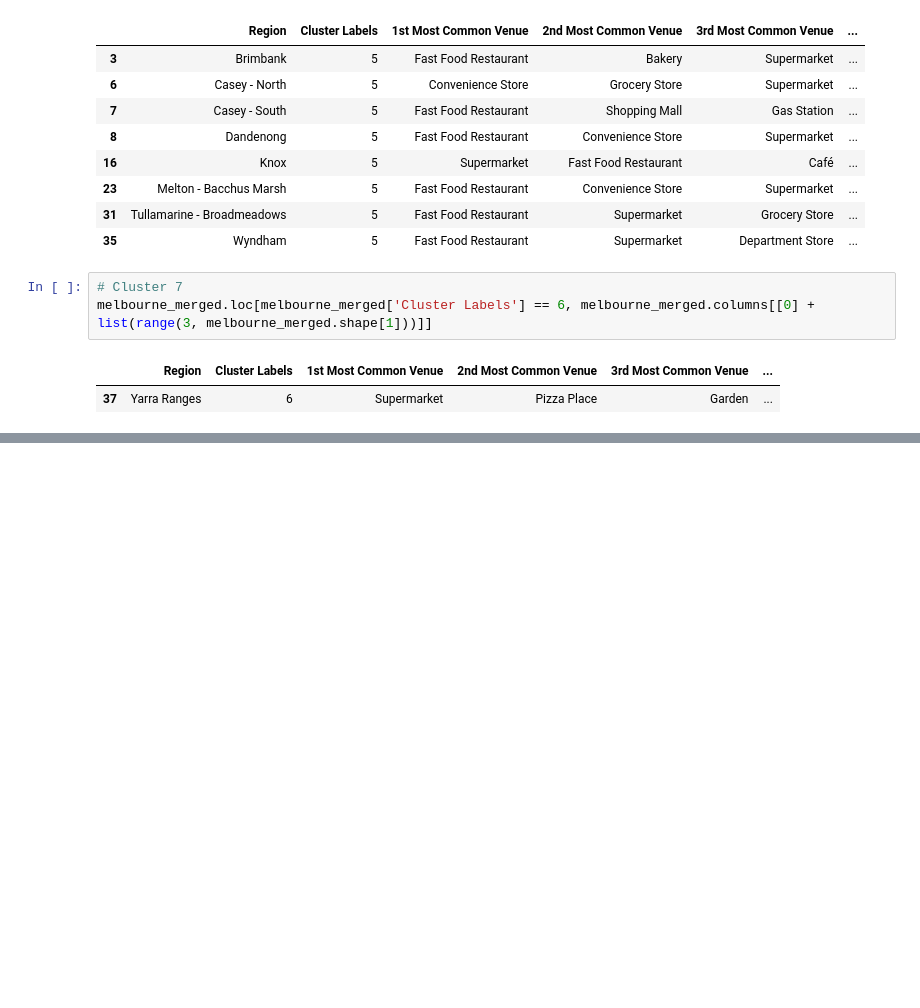
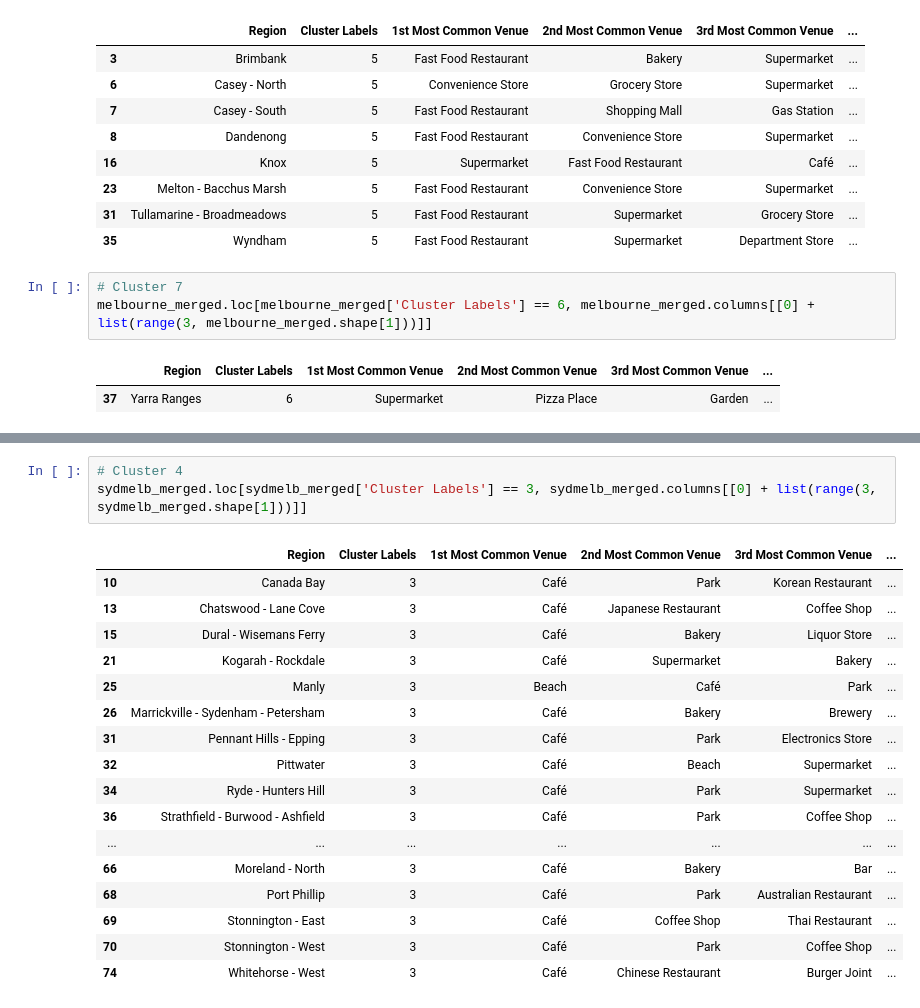
Before and after one commit to janelleamet/Coursera_Capstone, a Jupyter notebook: Applied Data Science Capstone.ipynb, the cells around one changed output, grey strips where cells are left out. Saved outputs shown, nothing was run; the diff lists cells and outputs as text; blank space fills up the shorter version.

```diff
--- a/Applied Data Science Capstone.ipynb
+++ b/Applied Data Science Capstone.ipynb
@@ -953,0 +1276,21 @@ melbourne_merged.loc[melbourne_merged['Cluster Labels'] == 6, melbourne_merged.c
+# %%
+# Cluster 4
+sydmelb_merged.loc[sydmelb_merged['Cluster Labels'] == 3, sydmelb_merged.columns[[0] + list(range(3, sydmelb_merged.shape[1]))]]
+# %% [output]
+|  | Region | Cluster Labels | 1st Most Common Venue | 2nd Most Common Venue | 3rd Most Common Venue | ... |
+| 10 | Canada Bay | 3 | Café | Park | Korean Restaurant | ... |
+| 13 | Chatswood - Lane Cove | 3 | Café | Japanese Restaurant | Coffee Shop | ... |
+| 15 | Dural - Wisemans Ferry | 3 | Café | Bakery | Liquor Store | ... |
+| 21 | Kogarah - Rockdale | 3 | Café | Supermarket | Bakery | ... |
+| 25 | Manly | 3 | Beach | Café | Park | ... |
+| 26 | Marrickville - Sydenham - Petersham | 3 | Café | Bakery | Brewery | ... |
+| 31 | Pennant Hills - Epping | 3 | Café | Park | Electronics Store | ... |
+| 32 | Pittwater | 3 | Café | Beach | Supermarket | ... |
+| 34 | Ryde - Hunters Hill | 3 | Café | Park | Supermarket | ... |
+| 36 | Strathfield - Burwood - Ashfield | 3 | Café | Park | Coffee Shop | ... |
+| ... | ... | ... | ... | ... | ... | ... |
+| 66 | Moreland - North | 3 | Café | Bakery | Bar | ... |
+| 68 | Port Phillip | 3 | Café | Park | Australian Restaurant | ... |
+| 69 | Stonnington - East | 3 | Café | Coffee Shop | Thai Restaurant | ... |
+| 70 | Stonnington - West | 3 | Café | Park | Coffee Shop | ... |
+| 74 | Whitehorse - West | 3 | Café | Chinese Restaurant | Burger Joint | ... |
```
Also changed, not shown: parts of 49 cells of this notebook.
